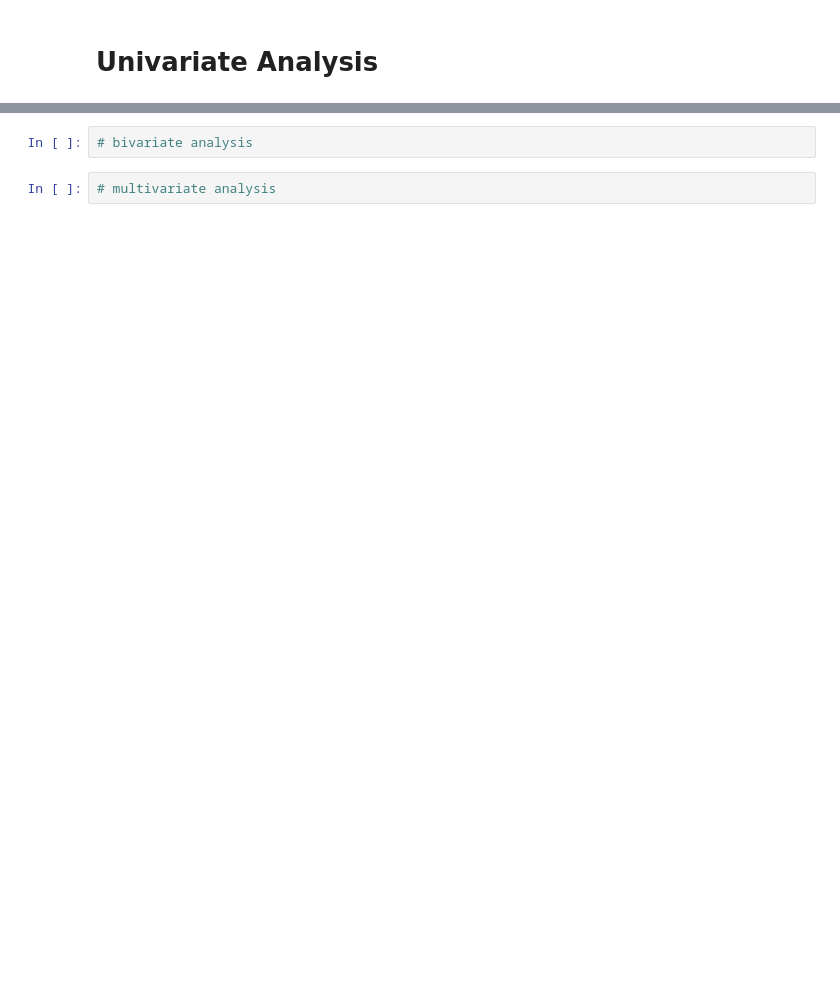
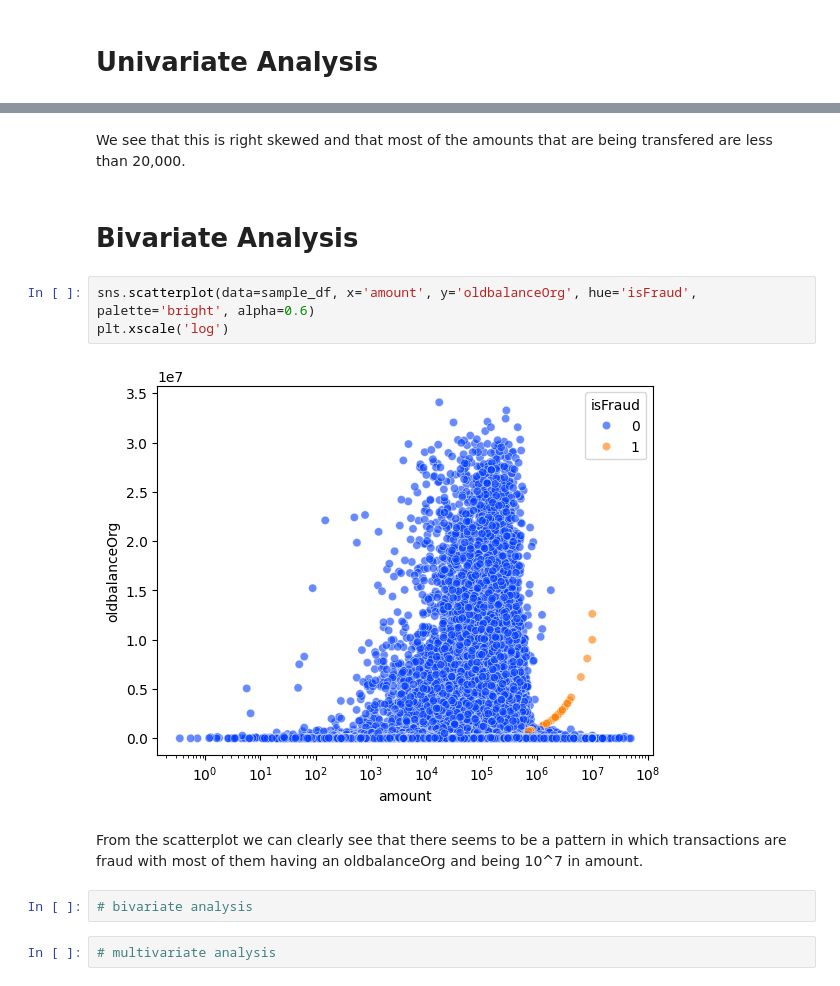
Before and after one commit to defunSM/TLAB_supervised_learning, a Jupyter notebook: code/01explore.ipynb, the cells around one changed output, grey strips where cells are left out. Saved outputs shown, nothing was run; the diff lists cells and outputs as text; blank space fills up the shorter version.

```diff
--- a/code/01explore.ipynb
+++ b/code/01explore.ipynb
@@ -67,3 +74,14 @@ plt.show()
+# %% [markdown]
+We see that this is right skewed and that most of the amounts that are being transfered are less than 20,000.
+# %% [markdown]
+# Bivariate Analysis
+# %%
+sns.scatterplot(data=sample_df, x='amount', y='oldbalanceOrg', hue='isFraud', palette='bright', alpha=0.6)
+plt.xscale('log')
+# %% [output]
+[figure, added]
+# %% [markdown]
+From the scatterplot we can clearly see that there seems to be a pattern in which transactions are fraud with most of them having an oldbalanceOrg and being 10^7 in amount.
 # %%
 # bivariate analysis
 # %%
```
Also changed, not shown: parts of 9 cells of this notebook.
